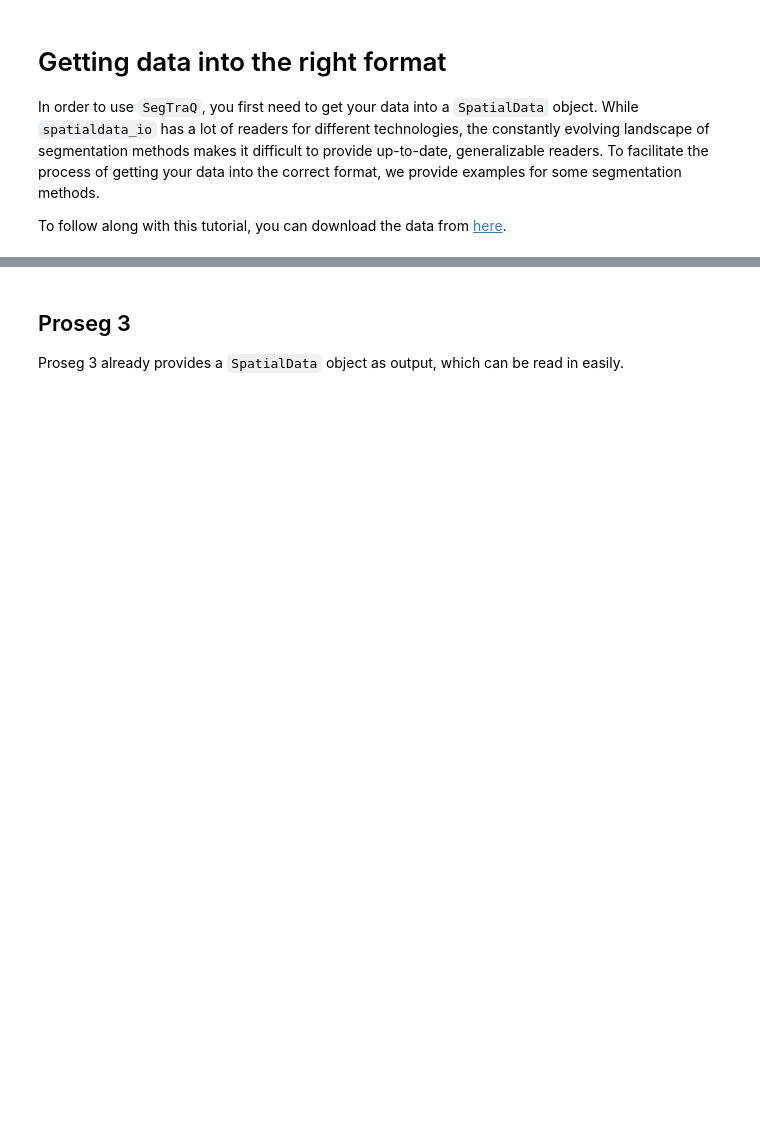
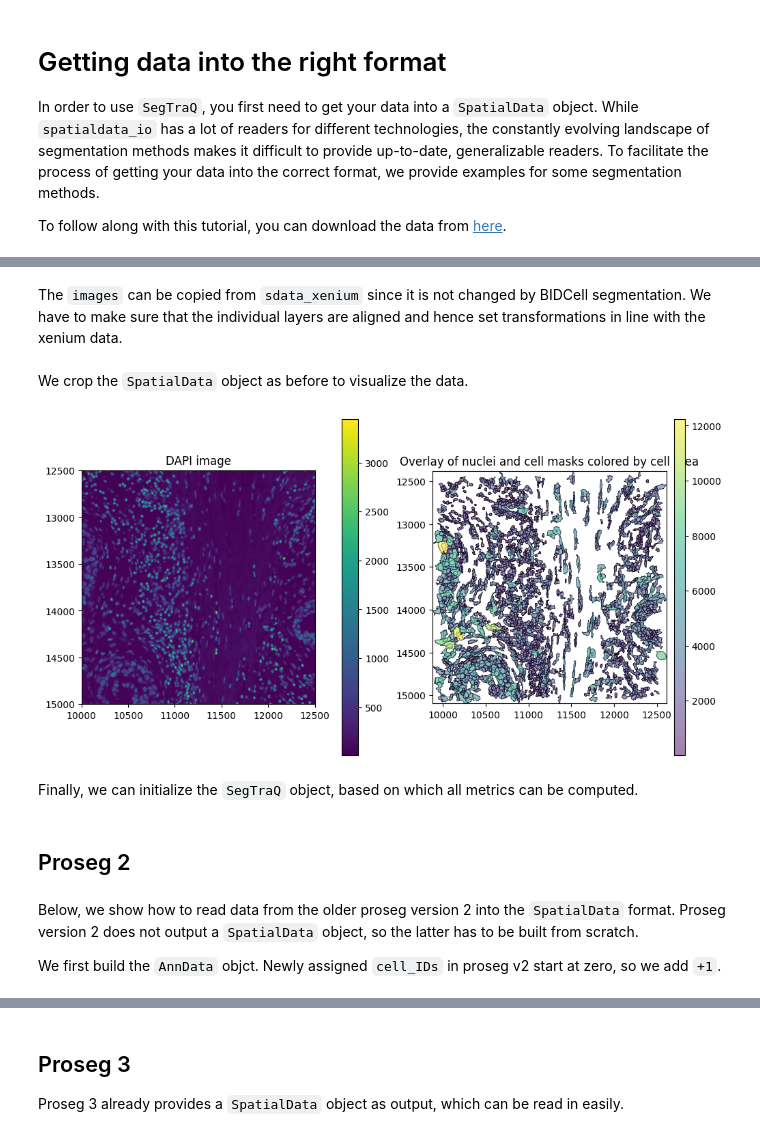
Before and after one commit to LazDaria/SegTraQ, a Jupyter notebook: docs/notebooks/io.ipynb, the cells around one changed output, grey strips where cells are left out. Cells and saved outputs as stored; diff of their text form; code cells hidden in the pictures; blank space fills up the shorter version.

Commit message:
Added bidcell and proseg2 to io.ipynb

```diff
--- a/docs/notebooks/io.ipynb
+++ b/docs/notebooks/io.ipynb
@@ -203,0 +213,53 @@ sdata_xenium.pl.render_shapes("cell_boundaries", color="cell_area").pl.show(
+# %%
+sdata_bidcell = sd.SpatialData(
+    points={"transcripts": sd.models.PointsModel.parse(transcripts_df)},
+    shapes={"cell_boundaries": sd.models.ShapesModel.parse(cell_shapes_gdf),
+            "nucleus_boundaries": sd.models.ShapesModel.parse(nucleus_shapes_gdf)},
+    tables={"table": sd.models.TableModel.parse(adata, region_key="region", region="cell_boundaries", instance_key="cell_id")}
+)
+# %% [markdown]
+The `images` can be copied from `sdata_xenium` since it is not changed by BIDCell segmentation. We have to make sure that the individual layers are aligned and hence set transformations in line with the xenium data.
+# %%
+sdata_bidcell.images["morphology_focus"] = sdata_xenium.images["morphology_focus"]
+xenium_transformation = get_transformation(sdata_xenium.shapes["cell_boundaries"])
+set_transformation(sdata_bidcell.shapes["cell_boundaries"], xenium_transformation)
+set_transformation(sdata_bidcell.shapes["nucleus_boundaries"], xenium_transformation)
+set_transformation(sdata_bidcell.points["transcripts"], xenium_transformation)
+# %% [markdown]
+We crop the `SpatialData` object as before to visualize the data.
+# %%
+def crop(ws):
+    return ws.query.bounding_box(
+        axes=["x", "y"],
+        min_coordinate=[bb_xmin, bb_ymin],
+        max_coordinate=[bb_xmax, bb_ymax],
+        target_coordinate_system="global",
+    )
+
+sdata_bidcell_crop = crop(sdata_bidcell)
+# %%
+axes = plt.subplots(1, 2, figsize=(10, 5), constrained_layout=True)[1].flatten()
+
+# Plot DAPI image
+sdata_bidcell_crop.pl.render_images("morphology_focus").pl.show(ax=axes[0], title="DAPI image", coordinate_systems="global")
+
+# Plot overlay of nuclei and cell boundaries colored by cell area
+sdata_bidcell_crop.pl.render_shapes(
+        element="nucleus_boundaries",
+        fill_alpha=0.2,
+        outline_alpha=1.0,
+        outline_width=0.5,
+        outline_color="black",
+    ).pl.render_shapes(
+        element="cell_boundaries",
+        color="cell_area",
+        cmap="viridis",
+        fill_alpha=0.5,
+        outline_alpha=1.0,
+        outline_width=0.5,
+        outline_color="black",
+    ).pl.show(ax=axes[1], title="Overlay of nuclei and cell masks colored by cell area", colorbar=True)
+# %% [output]
+[figure, added]
+# %% [markdown]
+Finally, we can initialize the `SegTraQ` object, based on which all metrics can be computed.
@@ -203,0 +273,6 @@ sdata_xenium.pl.render_shapes("cell_boundaries", color="cell_area").pl.show(
+# %% [markdown]
+## Proseg 2
+# %% [markdown]
+Below, we show how to read data from the older proseg version 2 into the `SpatialData` format. Proseg version 2 does not output a `SpatialData` object, so the latter has to be built from scratch.
+
+We first build the `AnnData` objct. Newly assigned `cell_IDs` in proseg v2 start at zero, so we add `+1`.
```
Also changed, not shown: parts of 59 cells of this notebook, 1 other file.
